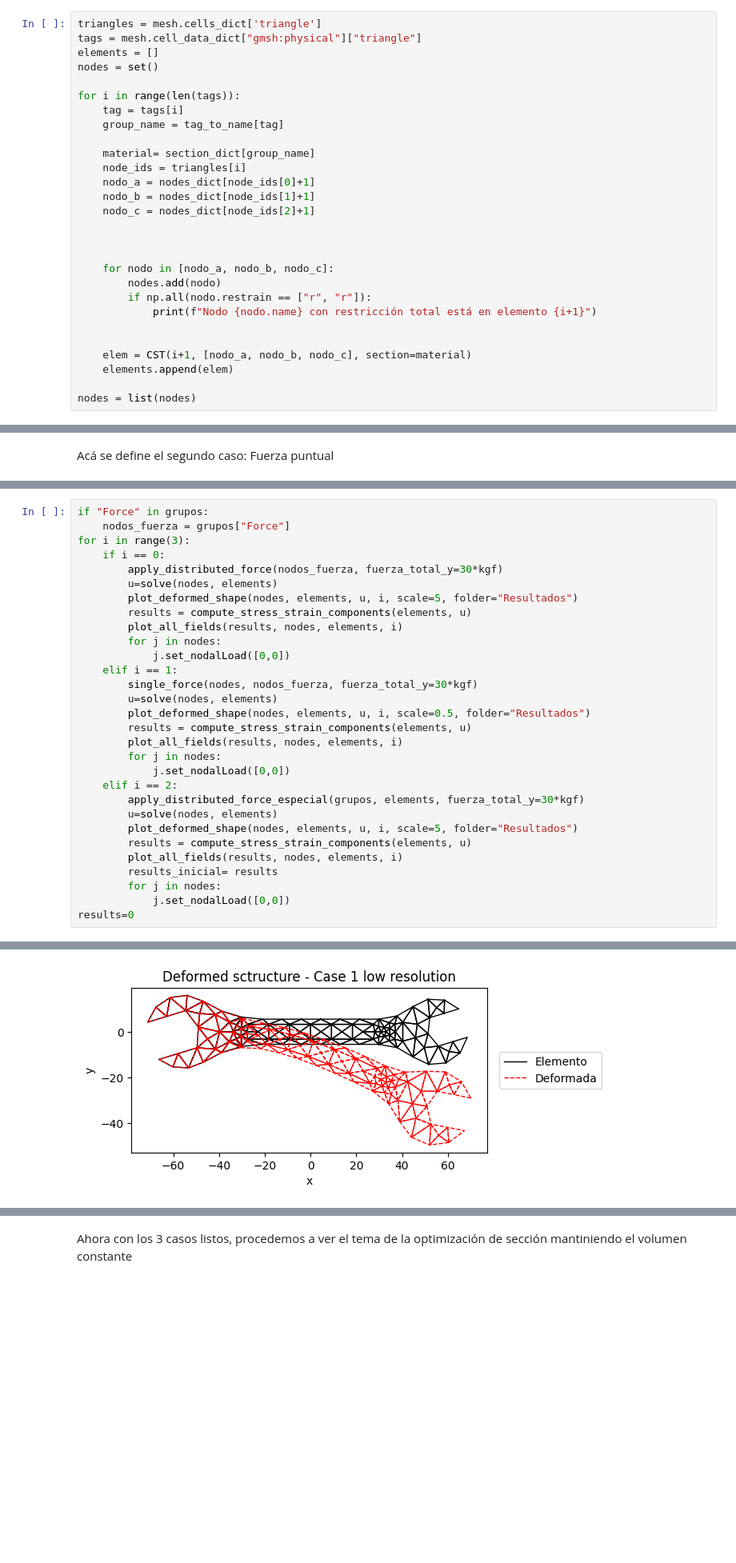
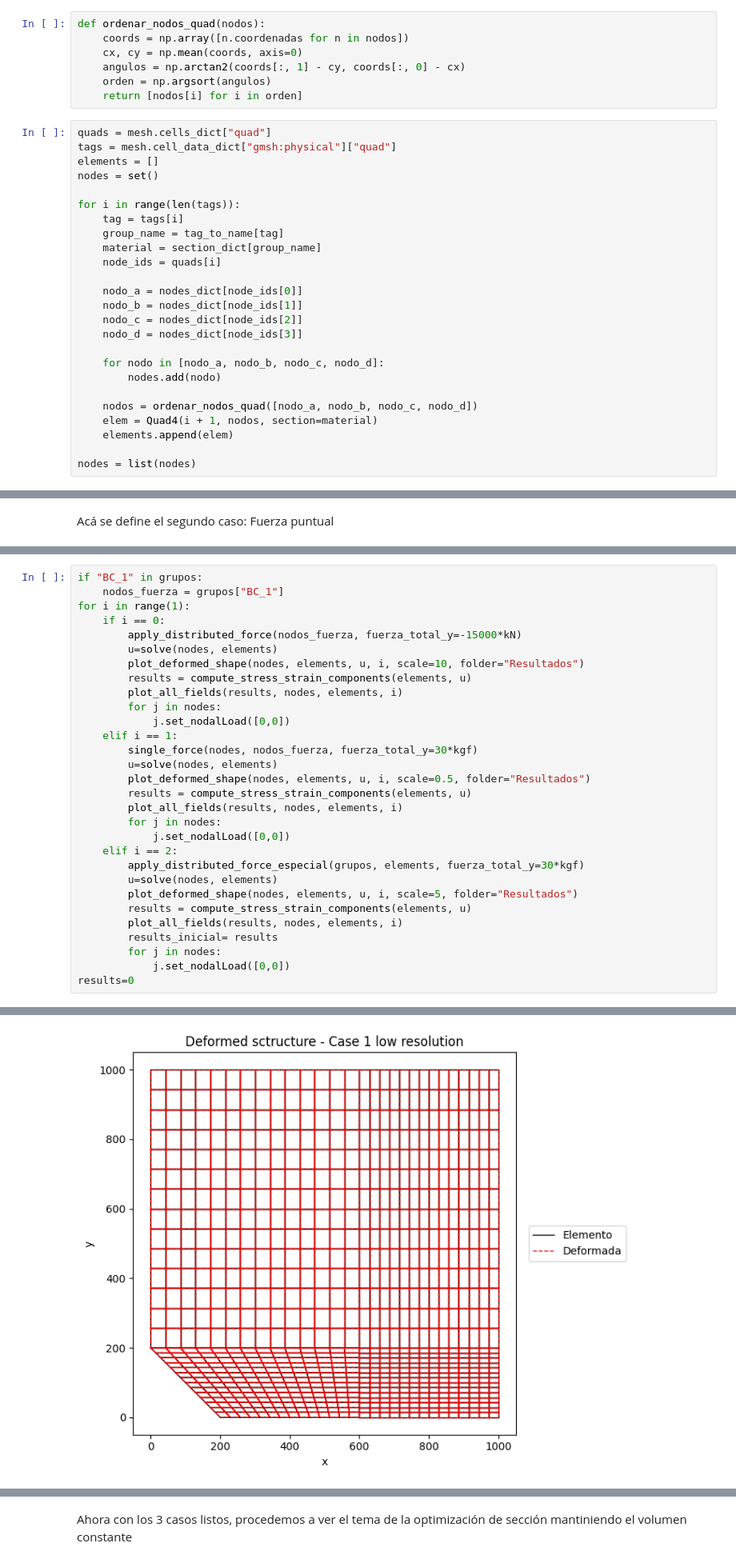
Before and after one commit to berckanala/01-Finite-Element, a Jupyter notebook: T3/Final_HW.ipynb, the cells around one changed output, grey strips where cells are left out. Shown at 80% size. Saved outputs shown, nothing was run; the diff lists cells and outputs as text; blank space fills up the shorter version.

```diff
--- a/T3/Final_HW.ipynb
+++ b/T3/Final_HW.ipynb
@@ -134,31 +100,35 @@ nodes_dict = {}
 for group in grupos:
     for node in grupos[group]:
         nodes_dict[node.name] = node
+# %%
+def ordenar_nodos_quad(nodos):
+    coords = np.array([n.coordenadas for n in nodos])
+    cx, cy = np.mean(coords, axis=0)
+    angulos = np.arctan2(coords[:, 1] - cy, coords[:, 0] - cx)
+    orden = np.argsort(angulos)
+    return [nodos[i] for i in orden]
 # %%
-triangles = mesh.cells_dict['triangle']
-tags = mesh.cell_data_dict["gmsh:physical"]["triangle"]
+quads = mesh.cells_dict["quad"]
+tags = mesh.cell_data_dict["gmsh:physical"]["quad"]
 elements = []
 nodes = set()
 
 for i in range(len(tags)):
     tag = tags[i]
     group_name = tag_to_name[tag]
+    material = section_dict[group_name]
+    node_ids = quads[i]
 
-    material= section_dict[group_name]
-    node_ids = triangles[i]
-    nodo_a = nodes_dict[node_ids[0]+1]
-    nodo_b = nodes_dict[node_ids[1]+1]
-    nodo_c = nodes_dict[node_ids[2]+1]
+    nodo_a = nodes_dict[node_ids[0]]
+    nodo_b = nodes_dict[node_ids[1]]
+    nodo_c = nodes_dict[node_ids[2]]
+    nodo_d = nodes_dict[node_ids[3]]
 
+    for nodo in [nodo_a, nodo_b, nodo_c, nodo_d]:
+        nodes.add(nodo)
 
-
-    for nodo in [nodo_a, nodo_b, nodo_c]:
-        nodes.add(nodo)
-        if np.all(nodo.restrain == ["r", "r"]):
-            print(f"Nodo {nodo.name} con restricción total está en elemento {i+1}")
-
-
-    elem = CST(i+1, [nodo_a, nodo_b, nodo_c], section=material)
+    nodos = ordenar_nodos_quad([nodo_a, nodo_b, nodo_c, nodo_d])
+    elem = Quad4(i + 1, nodos, section=material)
     elements.append(elem)
 
 nodes = list(nodes)
@@ -668,13 +644,13 @@ def plot_deformed_shape(nodes, elements, u, contador, scale, folder="figuras"):
     filepath = os.path.join(folder, filename)
     plt.savefig(filepath, dpi=300)
 # %%
-if "Force" in grupos:
-    nodos_fuerza = grupos["Force"]
-for i in range(3):
+if "BC_1" in grupos:
+    nodos_fuerza = grupos["BC_1"]
+for i in range(1):
     if i == 0:
-        apply_distributed_force(nodos_fuerza, fuerza_total_y=30*kgf)
+        apply_distributed_force(nodos_fuerza, fuerza_total_y=-15000*kN)
         u=solve(nodes, elements)
-        plot_deformed_shape(nodes, elements, u, i, scale=5, folder="Resultados")
+        plot_deformed_shape(nodes, elements, u, i, scale=10, folder="Resultados")
         results = compute_stress_strain_components(elements, u)
         plot_all_fields(results, nodes, elements, i)
         for j in nodes:
@@ -701 +678 @@ results=0
-[figure, old version]
+[figure, new version]
```
Also changed, not shown: parts of 7 cells of this notebook, 9 other files.
